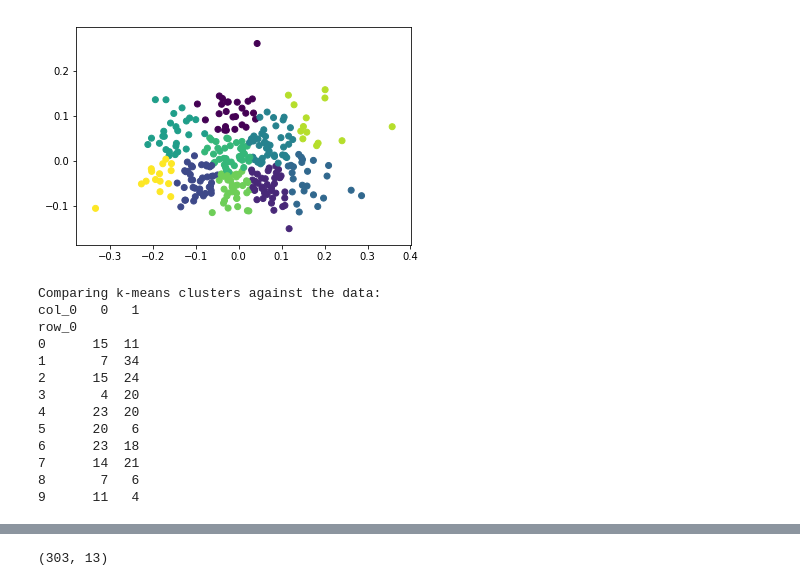
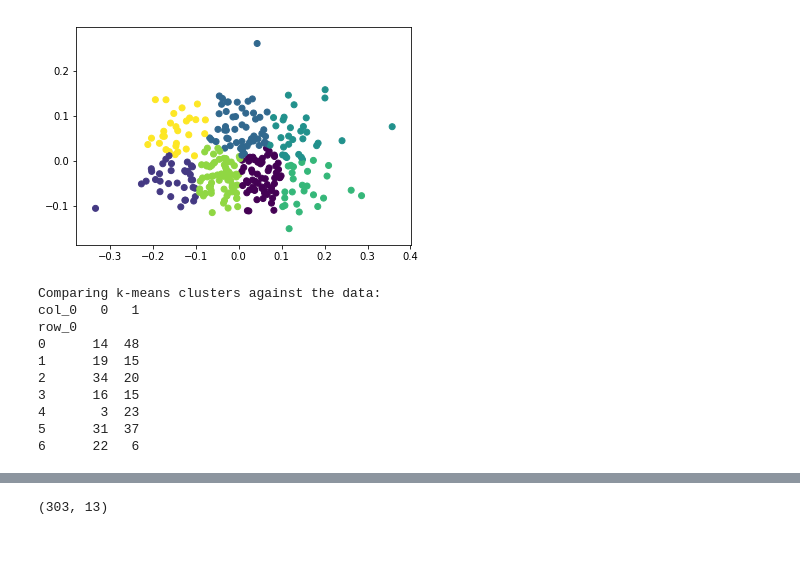
Before and after one commit to martinrussell99/Unit-4, a Jupyter notebook: Unit_4_lesson_2_2_Kmeans.ipynb, the cells around one changed output, grey strips where cells are left out. Saved outputs shown, nothing was run; the diff lists cells and outputs as text; code cells hidden in the pictures; blank space fills up the shorter version.

```diff
--- a/Unit_4_lesson_2_2_Kmeans.ipynb
+++ b/Unit_4_lesson_2_2_Kmeans.ipynb
@@ -24,32 +49,29 @@ y = np.where(y > 0, 0, 1)
 # %%
 # Normalize the data.
 X_norm = normalize(X)
 
 # Reduce it to two components.
 X_pca = PCA(2).fit_transform(X_norm)
 
 # Calculate predicted values.
-y_pred = KMeans(n_clusters=10, random_state=42).fit_predict(X_pca)
+y_pred = KMeans(n_clusters=7, random_state=42).fit_predict(X_pca)
 
 # Plot the solution.
 plt.scatter(X_pca[:, 0], X_pca[:, 1], c=y_pred)
 plt.show()
 
 # Check the solution against the data.
 print('Comparing k-means clusters against the data:')
 print(pd.crosstab(y_pred, y))
 # %% [output]
-[figure, old version]
+[figure, new version]
 Comparing k-means clusters against the data:
 col_0   0   1
 row_0
-0      15  11
-1       7  34
-2      15  24
-3       4  20
-4      23  20
-5      20   6
-6      23  18
-7      14  21
-8       7   6
-9      11   4
+0      14  48
+1      19  15
+2      34  20
+3      16  15
+4       3  23
+5      31  37
+6      22   6
```
Also changed, not shown: parts of 7 cells of this notebook.
